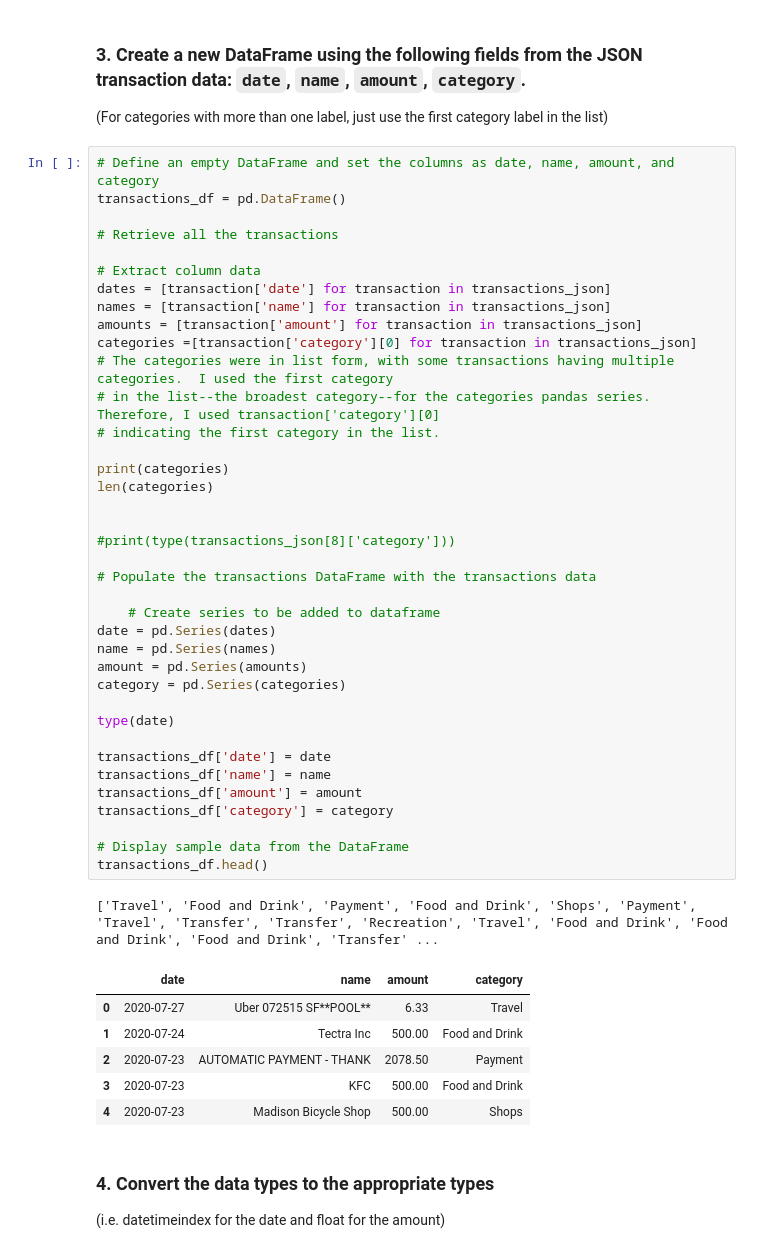
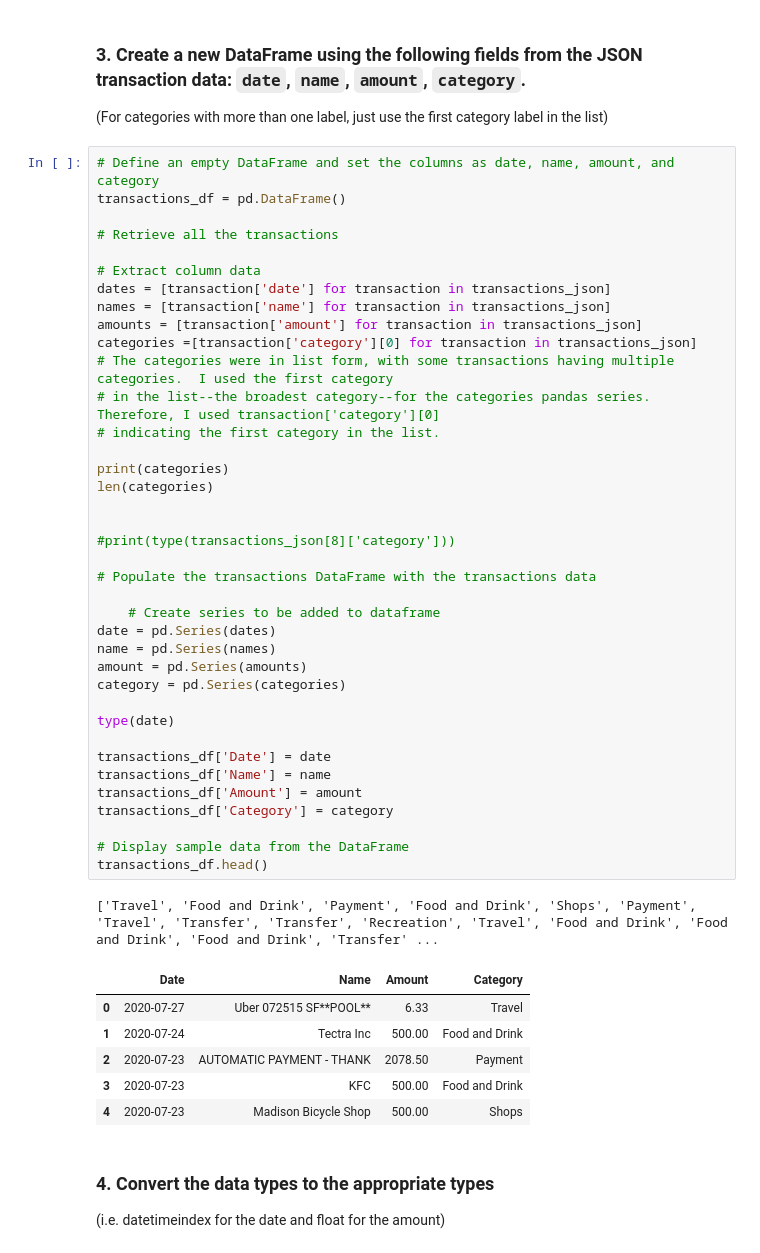
Before and after one commit to arsm800/How_Do_You_Like_Them_Apps, a Jupyter notebook: Instructions/Starter_Code/account_summary.ipynb, the cells around one changed output. Cells and saved outputs as stored; diff of their text form.

Commit message:
Updated column names.

```diff
--- a/Instructions/Starter_Code/account_summary.ipynb
+++ b/Instructions/Starter_Code/account_summary.ipynb
@@ -209,38 +209,38 @@ transactions_df = pd.DataFrame()
 # Extract column data
 dates = [transaction['date'] for transaction in transactions_json]
 names = [transaction['name'] for transaction in transactions_json]
 amounts = [transaction['amount'] for transaction in transactions_json]
 categories =[transaction['category'][0] for transaction in transactions_json]
 # The categories were in list form, with some transactions having multiple categories.  I used the first category
 # in the list--the broadest category--for the categories pandas series.  Therefore, I used transaction['category'][0]
 # indicating the first category in the list.
 
 print(categories)
 len(categories)
 
 
 #print(type(transactions_json[8]['category']))
 
 # Populate the transactions DataFrame with the transactions data
 
     # Create series to be added to dataframe
 date = pd.Series(dates)
 name = pd.Series(names)
 amount = pd.Series(amounts)
 category = pd.Series(categories)
 
 type(date)
 
-transactions_df['date'] = date
-transactions_df['name'] = name
-transactions_df['amount'] = amount
-transactions_df['category'] = category
+transactions_df['Date'] = date
+transactions_df['Name'] = name
+transactions_df['Amount'] = amount
+transactions_df['Category'] = category
 
 # Display sample data from the DataFrame
 transactions_df.head()
 # %% [output]
 ['Travel', 'Food and Drink', 'Payment', 'Food and Drink', 'Shops', 'Payment', 'Travel', 'Transfer', 'Transfer', 'Recreation', 'Travel', 'Food and Drink', 'Food and Drink', 'Food and Drink', 'Transfer' ...
-|  | date | name | amount | category |
+|  | Date | Name | Amount | Category |
 | 0 | 2020-07-27 | Uber 072515 SF**POOL** | 6.33 | Travel |
 | 1 | 2020-07-24 | Tectra Inc | 500.00 | Food and Drink |
 | 2 | 2020-07-23 | AUTOMATIC PAYMENT - THANK | 2078.50 | Payment |
```
Also changed, not shown: parts of 3 cells of this notebook.
